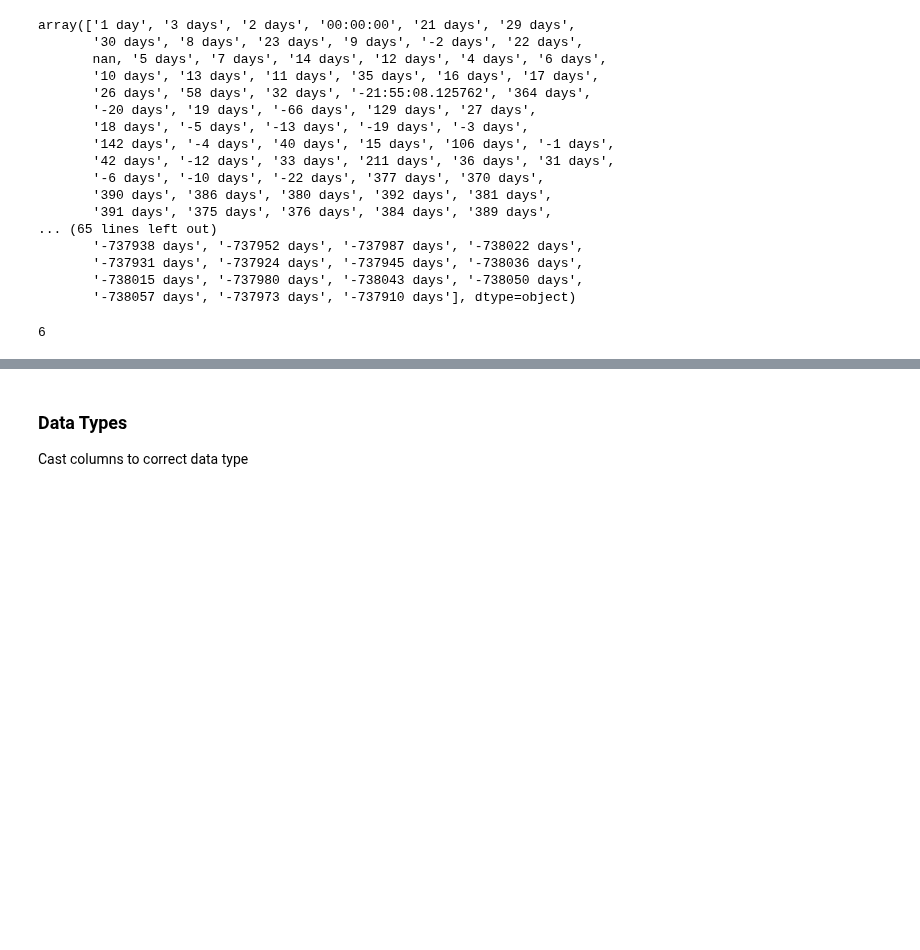
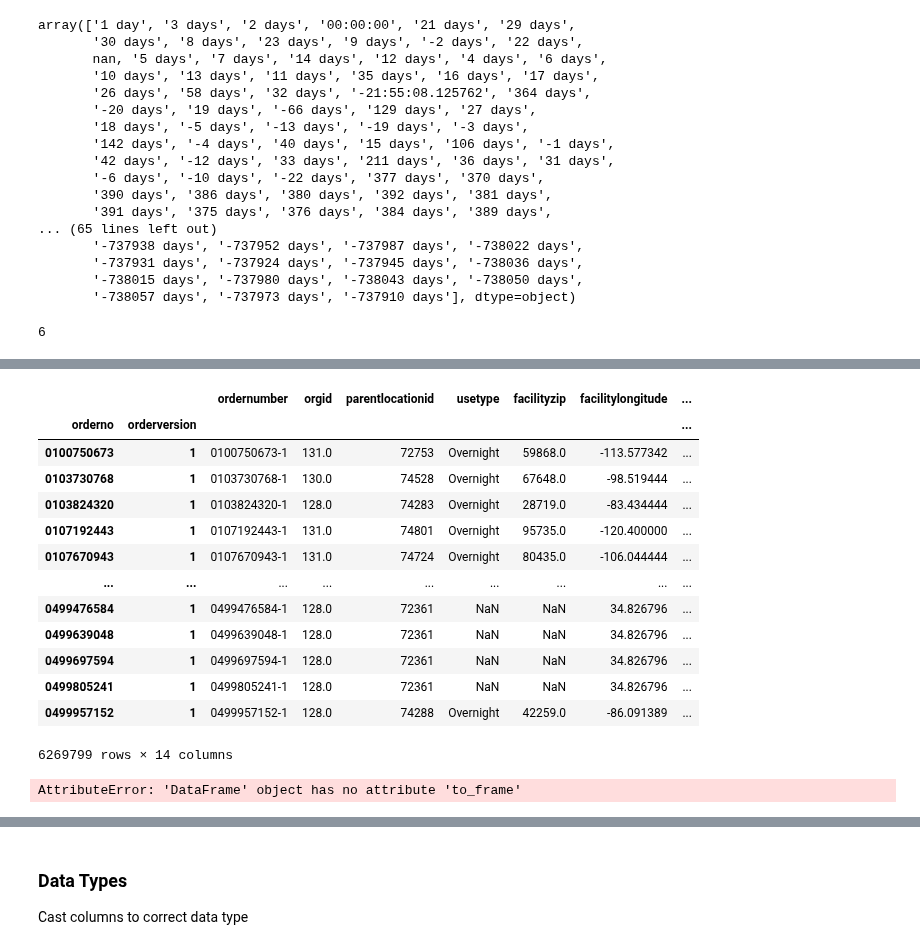
Before and after one commit to burgwyn/DATA602, a Jupyter notebook: Reservations.ipynb, the cells around one changed output, grey strips where cells are left out. Cells and saved outputs as stored; diff of their text form; code cells hidden in the pictures; blank space fills up the shorter version.

```diff
--- a/Reservations.ipynb
+++ b/Reservations.ipynb
@@ -249,0 +272,21 @@ dfReservations2021['cleannights'] = dfReservations2021.apply(lambda x: format_ni
+# %%
+dfReservations2021.groupby(['orderno', 'orderversion']).max()
+# %% [output]
+|  |  | ordernumber | orgid | parentlocationid | usetype | facilityzip | facilitylongitude | ... |
+| orderno | orderversion |  |  |  |  |  |  | ... |
+| 0100750673 | 1 | 0100750673-1 | 131.0 | 72753 | Overnight | 59868.0 | -113.577342 | ... |
+| 0103730768 | 1 | 0103730768-1 | 130.0 | 74528 | Overnight | 67648.0 | -98.519444 | ... |
+| 0103824320 | 1 | 0103824320-1 | 128.0 | 74283 | Overnight | 28719.0 | -83.434444 | ... |
+| 0107192443 | 1 | 0107192443-1 | 131.0 | 74801 | Overnight | 95735.0 | -120.400000 | ... |
+| 0107670943 | 1 | 0107670943-1 | 131.0 | 74724 | Overnight | 80435.0 | -106.044444 | ... |
+| ... | ... | ... | ... | ... | ... | ... | ... | ... |
+| 0499476584 | 1 | 0499476584-1 | 128.0 | 72361 | NaN | NaN | 34.826796 | ... |
+| 0499639048 | 1 | 0499639048-1 | 128.0 | 72361 | NaN | NaN | 34.826796 | ... |
+| 0499697594 | 1 | 0499697594-1 | 128.0 | 72361 | NaN | NaN | 34.826796 | ... |
+| 0499805241 | 1 | 0499805241-1 | 128.0 | 72361 | NaN | NaN | 34.826796 | ... |
+| 0499957152 | 1 | 0499957152-1 | 128.0 | 74288 | Overnight | 42259.0 | -86.091389 | ... |
+6269799 rows × 14 columns
+# %%
+dfOrders = dfOrders.to_frame()
+# %% [output]
+AttributeError: 'DataFrame' object has no attribute 'to_frame'
```
Also changed, not shown: parts of 14 cells of this notebook.
